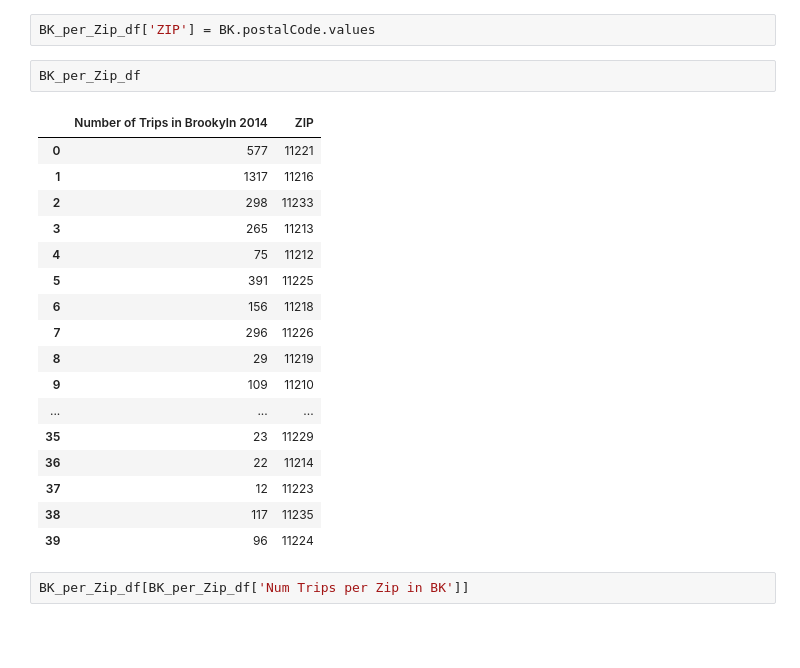
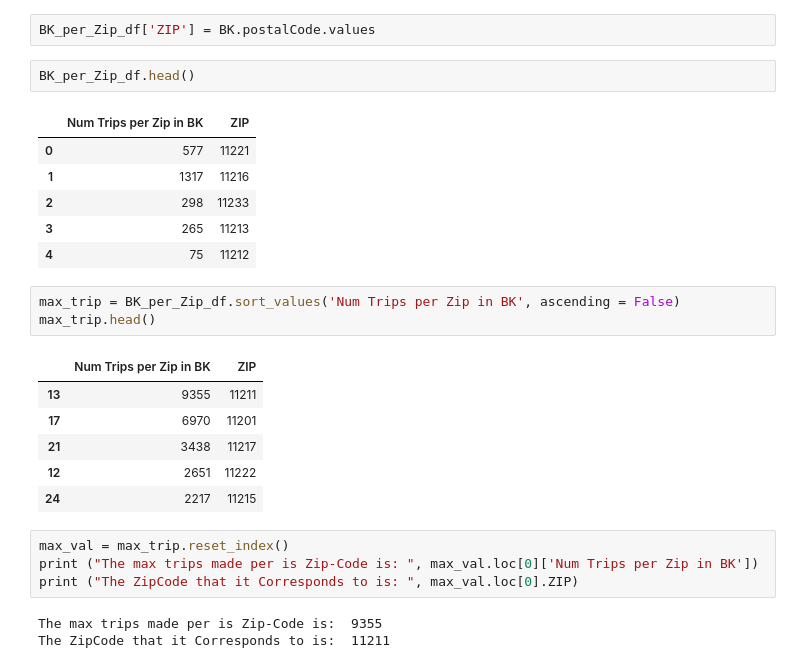
Before and after one commit to cjallow/DataScience-Project, a Jupyter notebook: TAXI_DATA_EXPLORATION-GENTRIFICATION_EXPLORER_CJ.ipynb, the cells around one changed output. Cells and saved outputs as stored; diff of their text form; blank space fills up the shorter version.

```diff
--- a/TAXI_DATA_EXPLORATION-GENTRIFICATION_EXPLORER_CJ.ipynb
+++ b/TAXI_DATA_EXPLORATION-GENTRIFICATION_EXPLORER_CJ.ipynb
@@ -170,24 +170,28 @@ BK_per_Zip_df.rename(columns={0: "Num Trips per Zip in BK"}, inplace = True)
 # %%
 BK_per_Zip_df['ZIP'] = BK.postalCode.values
 # %%
-BK_per_Zip_df
+BK_per_Zip_df.head()
 # %% [output]
-|  | Number of Trips in Brookyln 2014 | ZIP |
+|  | Num Trips per Zip in BK | ZIP |
 | 0 | 577 | 11221 |
 | 1 | 1317 | 11216 |
 | 2 | 298 | 11233 |
 | 3 | 265 | 11213 |
 | 4 | 75 | 11212 |
-| 5 | 391 | 11225 |
-| 6 | 156 | 11218 |
-| 7 | 296 | 11226 |
-| 8 | 29 | 11219 |
-| 9 | 109 | 11210 |
-| ... | ... | ... |
-| 35 | 23 | 11229 |
-| 36 | 22 | 11214 |
-| 37 | 12 | 11223 |
-| 38 | 117 | 11235 |
-| 39 | 96 | 11224 |
 # %%
-BK_per_Zip_df[BK_per_Zip_df['Num Trips per Zip in BK']]
+max_trip = BK_per_Zip_df.sort_values('Num Trips per Zip in BK', ascending = False)
+max_trip.head()
+# %% [output]
+|  | Num Trips per Zip in BK | ZIP |
+| 13 | 9355 | 11211 |
+| 17 | 6970 | 11201 |
+| 21 | 3438 | 11217 |
+| 12 | 2651 | 11222 |
+| 24 | 2217 | 11215 |
+# %%
+max_val = max_trip.reset_index()
+print ("The max trips made per is Zip-Code is: ", max_val.loc[0]['Num Trips per Zip in BK'])
+print ("The ZipCode that it Corresponds to is: ", max_val.loc[0].ZIP)
+# %% [output]
+The max trips made per is Zip-Code is:  9355
+The ZipCode that it Corresponds to is:  11211
```
Also changed, not shown: parts of 17 cells of this notebook.
